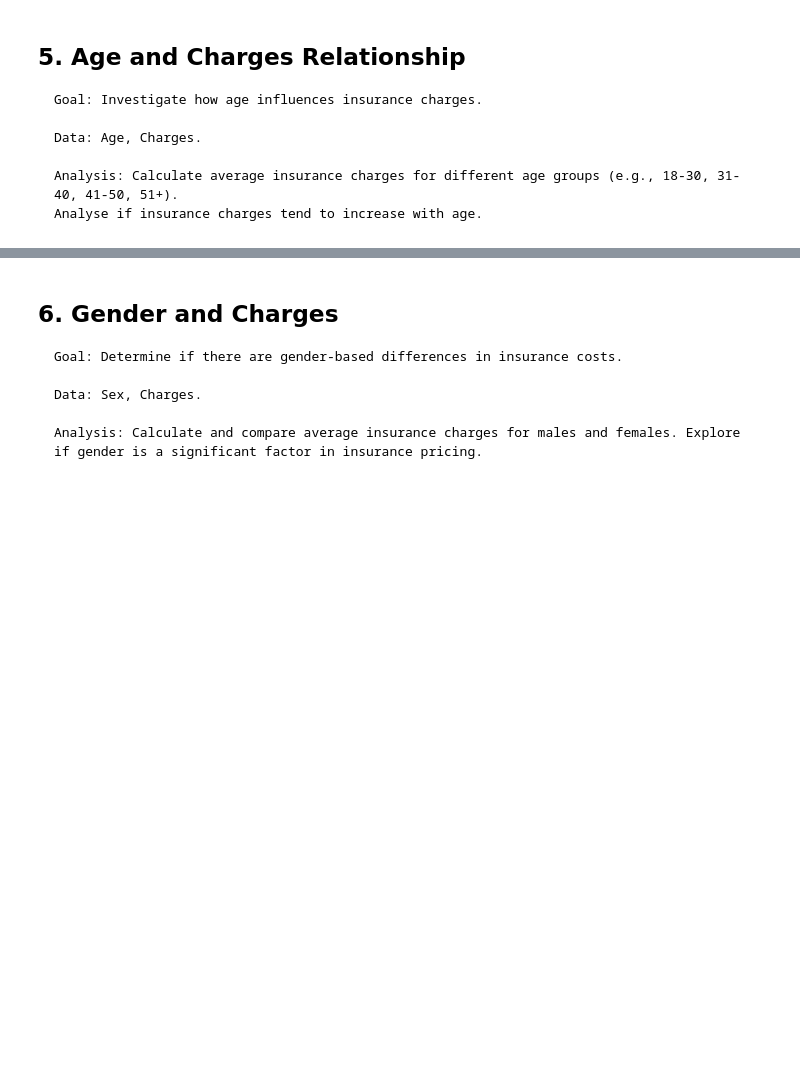
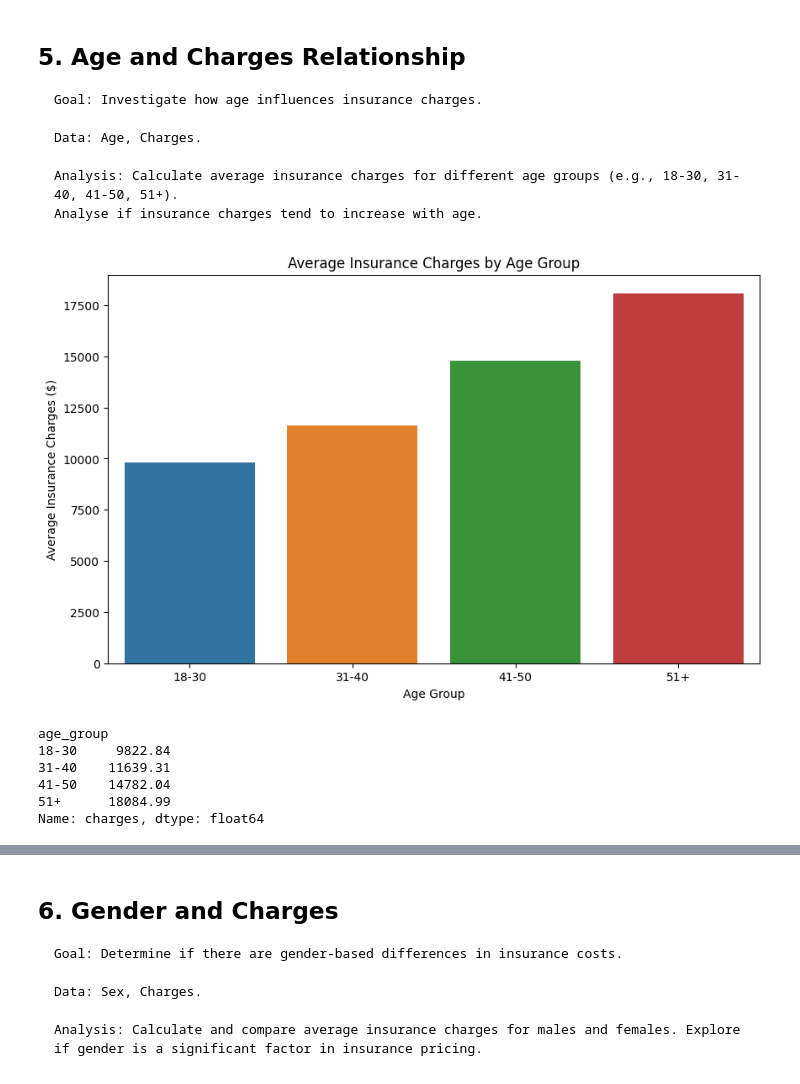
Before and after one commit to pavloskhetab/Codecademy-Data-Scientist-Analytics, a Jupyter notebook: us-medical-insurance-costs.ipynb, the cells around one changed output, grey strips where cells are left out. Drawn from its saved outputs; the diff is of its cells as text; code cells hidden in the pictures; blank space fills up the shorter version.

Commit message:
Age, sex and regional analysis for charges

```diff
--- a/us-medical-insurance-costs.ipynb
+++ b/us-medical-insurance-costs.ipynb
@@ -1137,8 +1140,8 @@ normal_range = (18.5, 24.9)
 overweight_range = (25, 29.9)
 obese_range = (30, max_bmi + 1)  # Adjust the upper limit as needed
 
-# Create a function to categorize BMI
-def categorize_bmi(bmi_value):
+# Create a function to categorise BMI
+def categorise_bmi(bmi_value):
     if bmi_value < underweight_range[1]:
         return 'Underweight'
     elif bmi_value < normal_range[1]:
@@ -1149,7 +1152,7 @@ def categorize_bmi(bmi_value):
         return 'Obese'
 
 # Create a new column 'BMI Category' in your DataFrame
-df['BMI Category'] = df['bmi'].apply(categorize_bmi)
+df['BMI Category'] = df['bmi'].apply(categorise_bmi)
 
 # Calculate the percentage of individuals in each BMI category
 bmi_category_counts = df['BMI Category'].value_counts()
@@ -1160,7 +1163,7 @@ percentage_in_each_category = (bmi_category_counts / total_count) * 100
 print("Percentage of Individuals in Each BMI Category:\n")
 print(round(percentage_in_each_category, 2))
 
-# Analyze trends with insurance charges
+# Analyse trends with insurance charges
 # For example, you can calculate summary statistics for charges by BMI category
 mean_charges_by_category = df.groupby('BMI Category')['charges'].mean()
 median_charges_by_category = df.groupby('BMI Category')['charges'].median()
@@ -1172,7 +1175,7 @@ print(round(mean_charges_by_category, 2))
 print("\nMedian Charges in $:")
 print(round(median_charges_by_category, 2))
 
-# Visualize the distribution of insurance charges by BMI category (e.g., box plots or violin plots)
+# Visualise the distribution of insurance charges by BMI category (e.g., box plots or violin plots)
 plt.figure(figsize = (10, 6))
 sns.boxplot(x  = 'BMI Category', y = 'charges', data = df)
 plt.xlabel('BMI Category')
@@ -1206,3 +1247,32 @@ Name: charges, dtype: float64
 
     Analysis: Calculate average insurance charges for different age groups (e.g., 18-30, 31-40, 41-50, 51+).
     Analyse if insurance charges tend to increase with age.
+# %%
+# Define age group bins and labels
+age_bins = [18, 30, 40, 50, df['age'].max()]
+age_labels = ['18-30', '31-40', '41-50', '51+']
+
+# Create a new column in the DataFrame to represent age groups
+df['age_group'] = pd.cut(df['age'], bins=age_bins, labels=age_labels)
+
+# Calculate average insurance charges for each age group
+average_charges_by_age = df.groupby('age_group')['charges'].mean()
+
+# Create a bar plot to visualize the relationship
+plt.figure(figsize=(10, 6))
+sns.barplot(x=average_charges_by_age.index, y=average_charges_by_age.values)
+plt.xlabel('Age Group')
+plt.ylabel('Average Insurance Charges ($)')
+plt.title('Average Insurance Charges by Age Group')
+plt.show()
+
+# Print average insurance charges by age
+print(round(average_charges_by_age,2))
+# %% [output]
+[figure, added]
+age_group
+18-30     9822.84
+31-40    11639.31
+41-50    14782.04
+51+      18084.99
+Name: charges, dtype: float64
```
Also changed, not shown: parts of 22 cells of this notebook.
